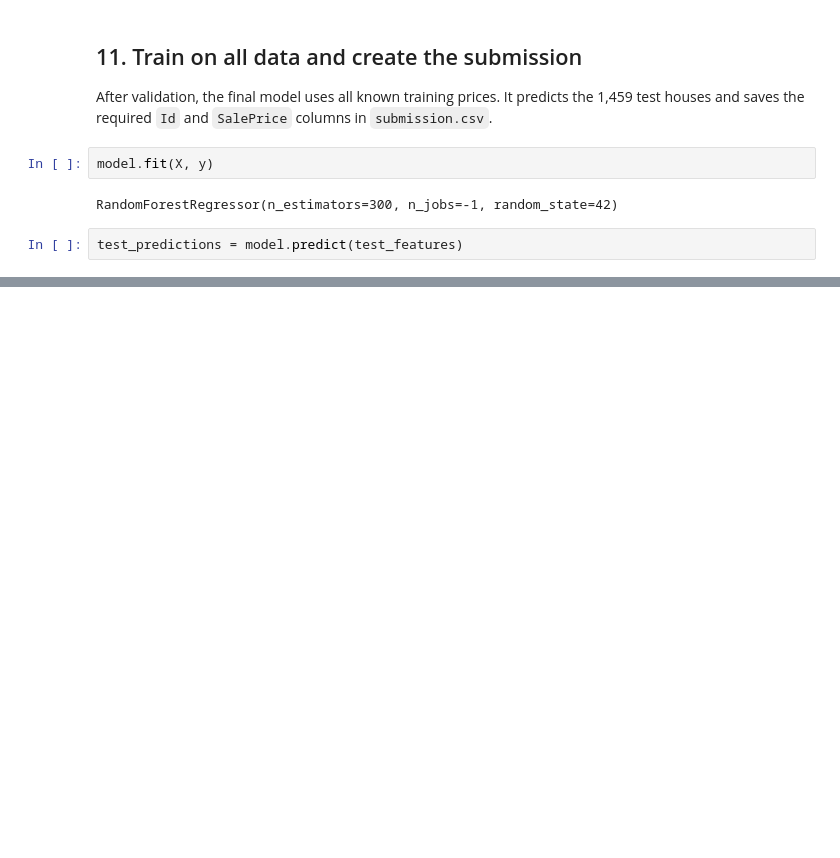
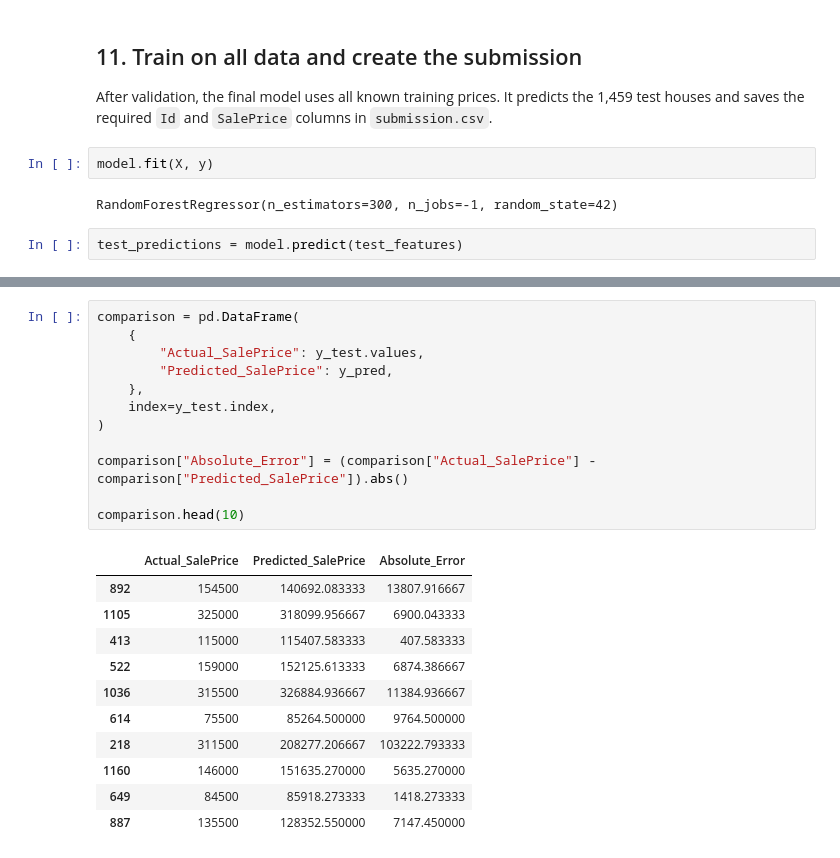
Before and after one commit to abyyogathas-1129/house-price-prediction, a Jupyter notebook: notebook/house_data_predict.ipynb, the cells around one changed output, grey strips where cells are left out. Cells and saved outputs as stored; diff of their text form; blank space fills up the shorter version.

```diff
--- a/notebook/house_data_predict.ipynb
+++ b/notebook/house_data_predict.ipynb
@@ -567,0 +568,24 @@ df.shape
+# %%
+comparison = pd.DataFrame(
+    {
+        "Actual_SalePrice": y_test.values,
+        "Predicted_SalePrice": y_pred,
+    },
+    index=y_test.index,
+)
+
+comparison["Absolute_Error"] = (comparison["Actual_SalePrice"] - comparison["Predicted_SalePrice"]).abs()
+
+comparison.head(10)
+# %% [output]
+|  | Actual_SalePrice | Predicted_SalePrice | Absolute_Error |
+| 892 | 154500 | 140692.083333 | 13807.916667 |
+| 1105 | 325000 | 318099.956667 | 6900.043333 |
+| 413 | 115000 | 115407.583333 | 407.583333 |
+| 522 | 159000 | 152125.613333 | 6874.386667 |
+| 1036 | 315500 | 326884.936667 | 11384.936667 |
+| 614 | 75500 | 85264.500000 | 9764.500000 |
+| 218 | 311500 | 208277.206667 | 103222.793333 |
+| 1160 | 146000 | 151635.270000 | 5635.270000 |
+| 649 | 84500 | 85918.273333 | 1418.273333 |
+| 887 | 135500 | 128352.550000 | 7147.450000 |
```
Also changed, not shown: parts of 2 cells of this notebook.
